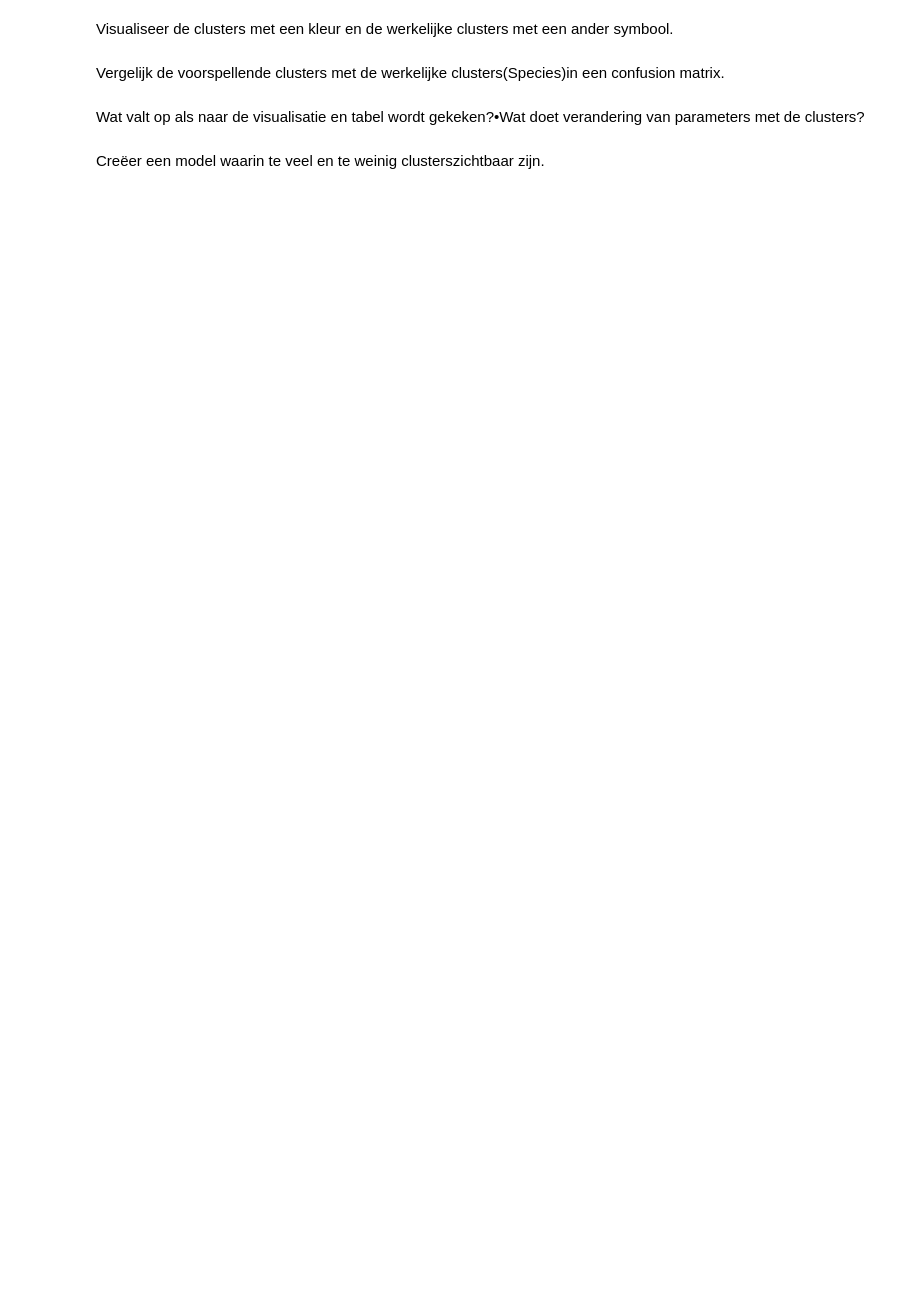
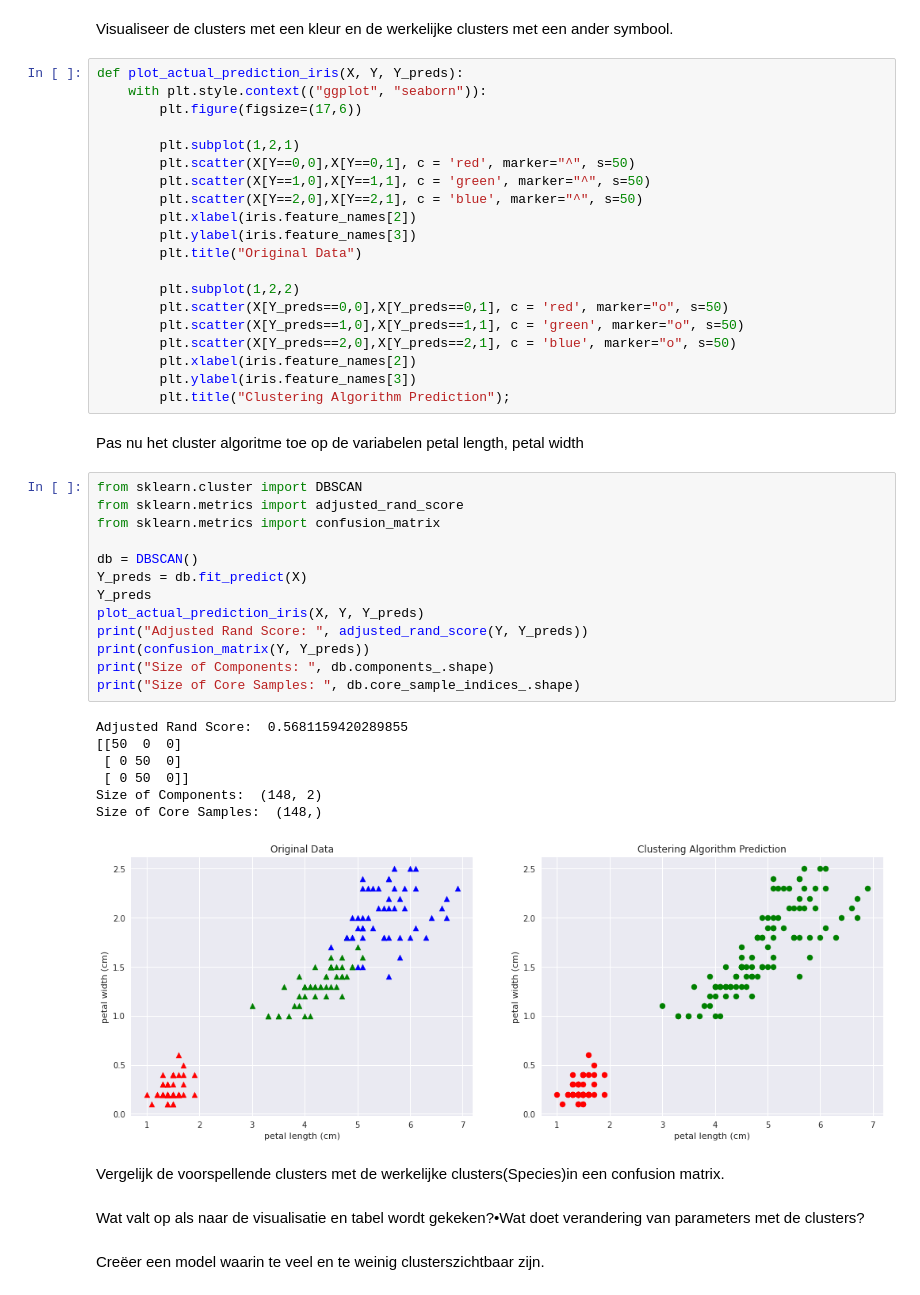
Before and after one commit to rubenoosterwijk/Opdracht3Clustering, a Jupyter notebook: ClusteringDeel1.ipynb, the cells around one changed output. Drawn from its saved outputs; the diff is of its cells as text; blank space fills up the shorter version.

Commit message:
DBSCAN uitgevoerd, alleen tweaking is nog nodig

```diff
--- a/ClusteringDeel1.ipynb
+++ b/ClusteringDeel1.ipynb
@@ -105,5 +98,48 @@ Zie je al duidelijke clusters?•Pas nu het cluster algoritmetoe op de variabele
 # %% [markdown]
 Visualiseer de clusters met een kleur en de werkelijke clusters met een ander symbool.
+# %%
+def plot_actual_prediction_iris(X, Y, Y_preds):
+    with plt.style.context(("ggplot", "seaborn")):
+        plt.figure(figsize=(17,6))
+
+        plt.subplot(1,2,1)
+        plt.scatter(X[Y==0,0],X[Y==0,1], c = 'red', marker="^", s=50)
+        plt.scatter(X[Y==1,0],X[Y==1,1], c = 'green', marker="^", s=50)
+        plt.scatter(X[Y==2,0],X[Y==2,1], c = 'blue', marker="^", s=50)
+        plt.xlabel(iris.feature_names[2])
+        plt.ylabel(iris.feature_names[3])
+        plt.title("Original Data")
+
+        plt.subplot(1,2,2)
+        plt.scatter(X[Y_preds==0,0],X[Y_preds==0,1], c = 'red', marker="o", s=50)
+        plt.scatter(X[Y_preds==1,0],X[Y_preds==1,1], c = 'green', marker="o", s=50)
+        plt.scatter(X[Y_preds==2,0],X[Y_preds==2,1], c = 'blue', marker="o", s=50)
+        plt.xlabel(iris.feature_names[2])
+        plt.ylabel(iris.feature_names[3])
+        plt.title("Clustering Algorithm Prediction");
+# %% [markdown]
+Pas nu het cluster algoritme toe op de variabelen petal length, petal width
+# %%
+from sklearn.cluster import DBSCAN
+from sklearn.metrics import adjusted_rand_score
+from sklearn.metrics import confusion_matrix
+
+db = DBSCAN()
+Y_preds = db.fit_predict(X)
+Y_preds
+plot_actual_prediction_iris(X, Y, Y_preds)
+print("Adjusted Rand Score: ", adjusted_rand_score(Y, Y_preds))
+print(confusion_matrix(Y, Y_preds))
+print("Size of Components: ", db.components_.shape)
+print("Size of Core Samples: ", db.core_sample_indices_.shape)
+# %% [output]
+Adjusted Rand Score:  0.5681159420289855
+[[50  0  0]
+ [ 0 50  0]
+ [ 0 50  0]]
+Size of Components:  (148, 2)
+Size of Core Samples:  (148,)
+[figure, added]
 # %% [markdown]
 Vergelijk de voorspellende clusters met de werkelijke clusters(Species)in een confusion matrix.
 # %% [markdown]
```
Also changed, not shown: parts of 12 cells of this notebook.
